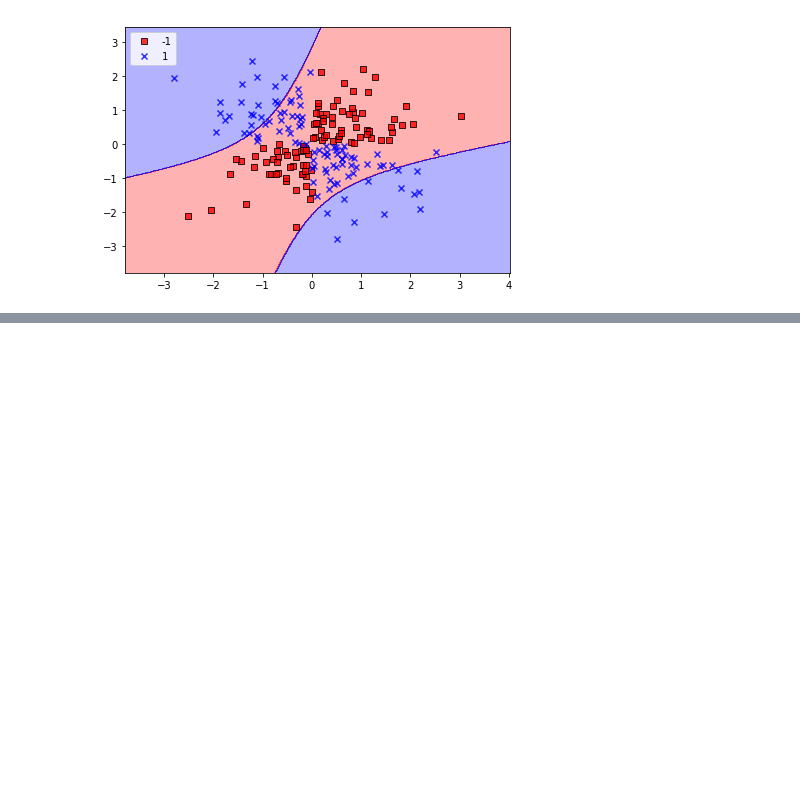
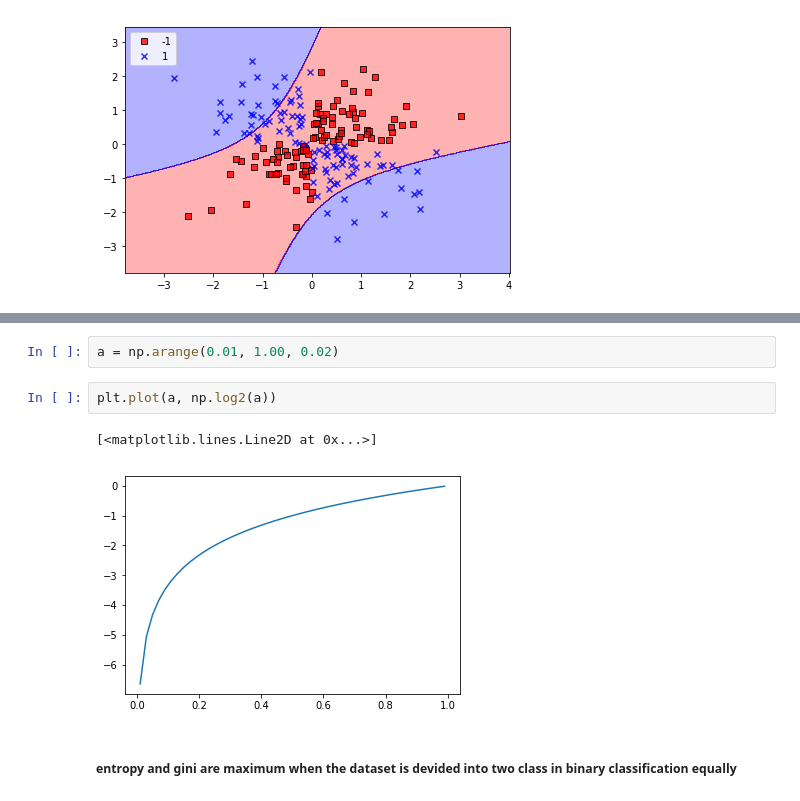
Before and after one commit to shokirovnozir/ML, a Jupyter notebook: pythonML.ipynb, the cells around one changed output, grey strips where cells are left out. Cells and saved outputs as stored; diff of their text form; blank space fills up the shorter version.

Commit message:
entropy, gini and misclassifictaion error

```diff
--- a/pythonML.ipynb
+++ b/pythonML.ipynb
@@ -899,0 +915,9 @@ plt.show()
+# %%
+a = np.arange(0.01, 1.00, 0.02)
+# %%
+plt.plot(a, np.log2(a))
+# %% [output]
+[<matplotlib.lines.Line2D at 0x...>]
+[figure, added]
+# %% [markdown]
+##### entropy and gini are maximum when the dataset is devided into two class in binary classification equally
```
Also changed, not shown: parts of 7 cells of this notebook.
